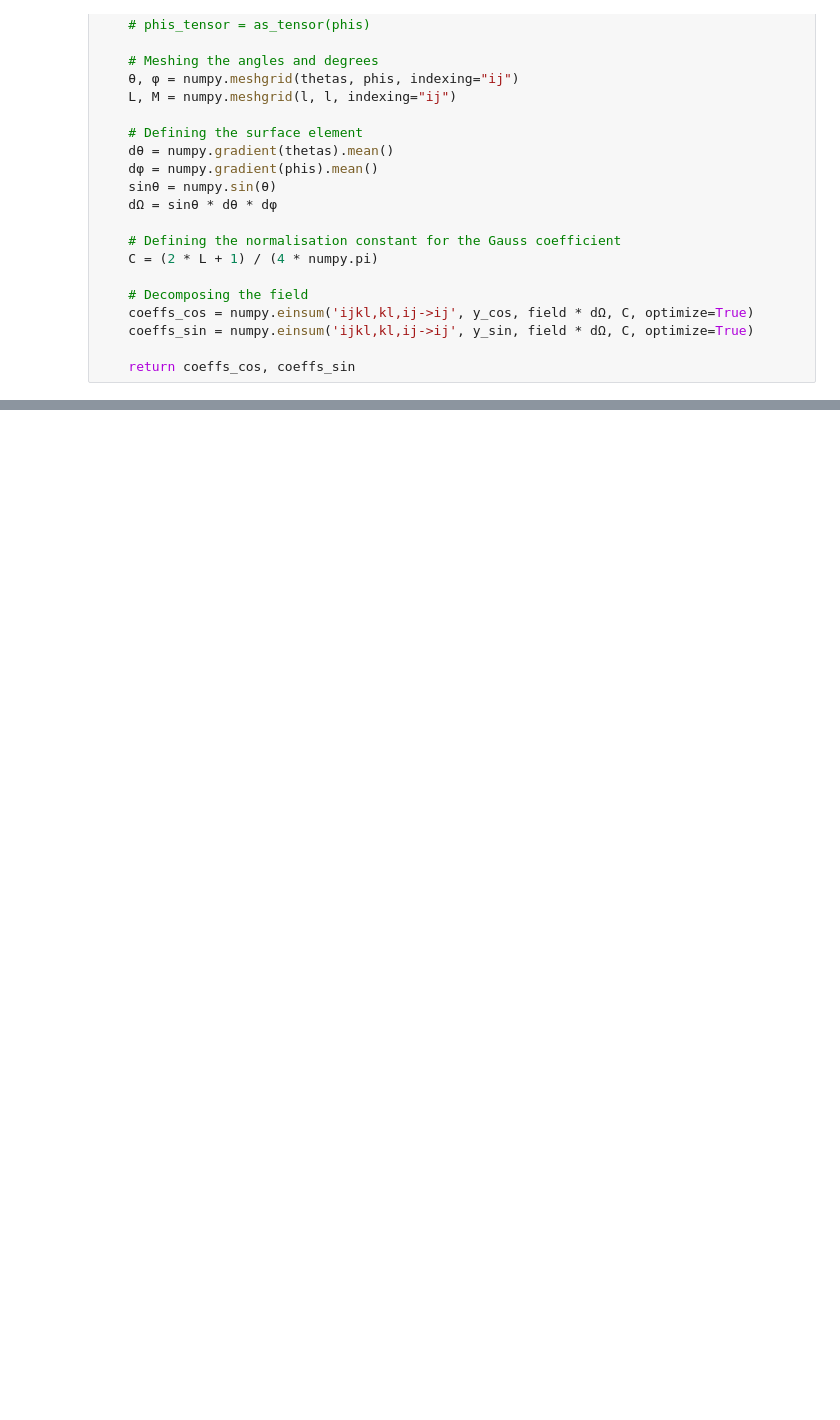
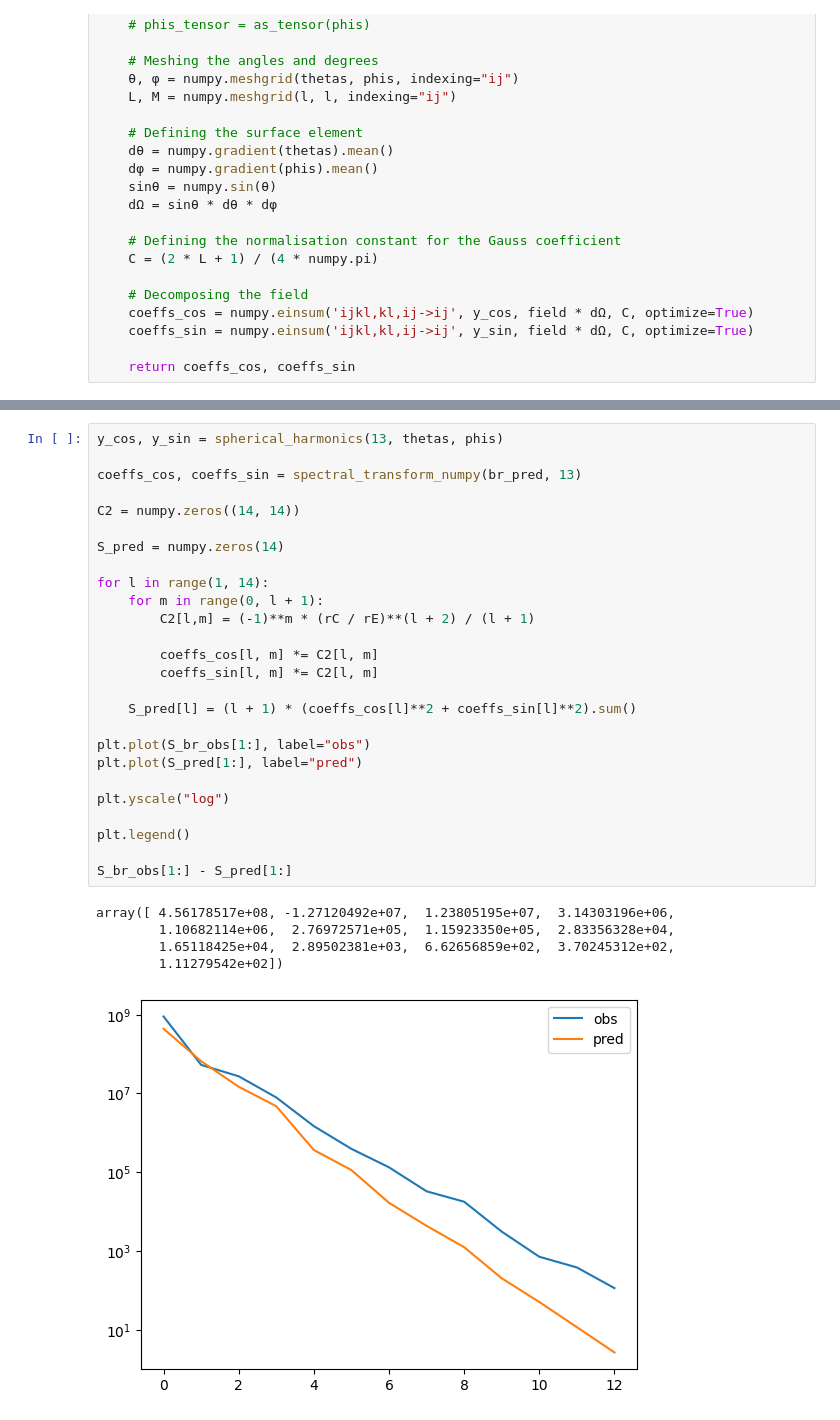
Before and after one commit to RomainClaveau/pygeopinn, a Jupyter notebook: PiNNs.ipynb, the cells around one changed output, grey strips where cells are left out. Drawn from its saved outputs; the diff is of its cells as text; blank space fills up the shorter version.

```diff
--- a/PiNNs.ipynb
+++ b/PiNNs.ipynb
@@ -1035,0 +1148,32 @@ plt.savefig(f"{folder}spectra.png")
+# %%
+y_cos, y_sin = spherical_harmonics(13, thetas, phis)
+
+coeffs_cos, coeffs_sin = spectral_transform_numpy(br_pred, 13)
+
+C2 = numpy.zeros((14, 14))
+
+S_pred = numpy.zeros(14)
+
+for l in range(1, 14):
+    for m in range(0, l + 1):
+        C2[l,m] = (-1)**m * (rC / rE)**(l + 2) / (l + 1)
+
+        coeffs_cos[l, m] *= C2[l, m]
+        coeffs_sin[l, m] *= C2[l, m]
+
+    S_pred[l] = (l + 1) * (coeffs_cos[l]**2 + coeffs_sin[l]**2).sum()
+
+plt.plot(S_br_obs[1:], label="obs")
+plt.plot(S_pred[1:], label="pred")
+
+plt.yscale("log")
+
+plt.legend()
+
+S_br_obs[1:] - S_pred[1:]
+# %% [output]
+array([ 4.56178517e+08, -1.27120492e+07,  1.23805195e+07,  3.14303196e+06,
+        1.10682114e+06,  2.76972571e+05,  1.15923350e+05,  2.83356328e+04,
+        1.65118425e+04,  2.89502381e+03,  6.62656859e+02,  3.70245312e+02,
+        1.11279542e+02])
+[figure, added]
```
Also changed, not shown: parts of 25 cells of this notebook.
